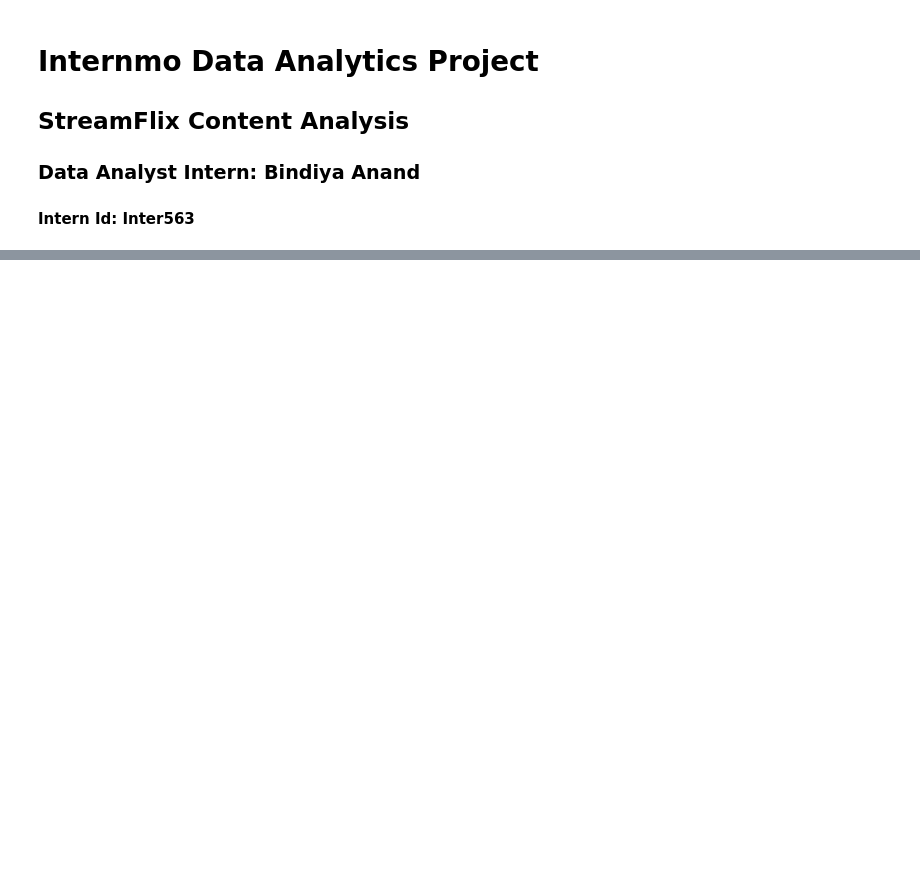
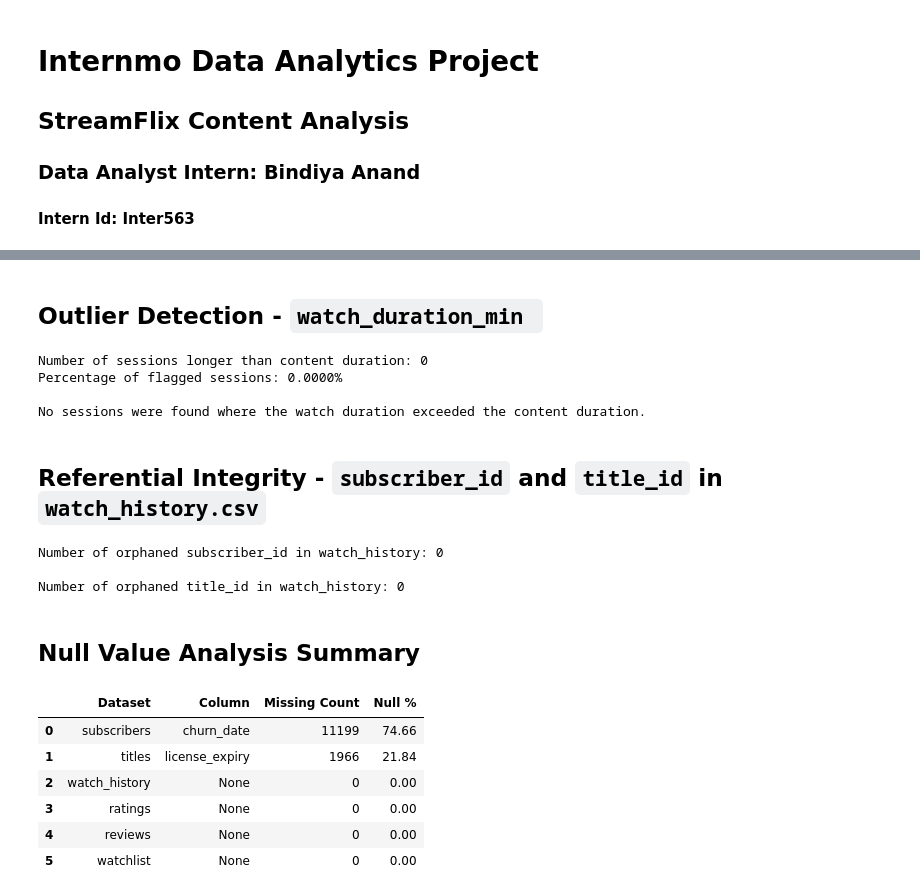
Before and after one commit to Bindiya-Anand/StreamFlix-Content-Analytics-Project, a Jupyter notebook: notebooks/StreamFlix_Phase1_Bindiya_Anand.ipynb, the cells around one changed output, grey strips where cells are left out. Saved outputs shown, nothing was run; the diff lists cells and outputs as text; code cells hidden in the pictures; blank space fills up the shorter version.

```diff
--- a/notebooks/StreamFlix_Phase1_Bindiya_Anand.ipynb
+++ b/notebooks/StreamFlix_Phase1_Bindiya_Anand.ipynb
@@ -480,0 +334,79 @@ added_date dtype: datetime64[ns]
+# %% [markdown]
+## Outlier Detection - `watch_duration_min `
+# %%
+# 1. Identify sessions where watch duration exceeds the actual content duration
+longer_than_content = watch_history[watch_history['watch_duration_min'] > watch_history['content_duration_min']]
+
+count_flagged = len(longer_than_content)
+pct_flagged = (count_flagged / len(watch_history)) * 100
+
+print(f"Number of sessions longer than content duration: {count_flagged}")
+print(f"Percentage of flagged sessions: {pct_flagged:.4f}%")
+
+# 2. Display a sample of these flagged sessions if they exist
+if count_flagged > 0:
+    print("\n--- Sample of Flagged Sessions ---")
+    display(longer_than_content.head())
+else:
+    print("\nNo sessions were found where the watch duration exceeded the content duration.")
+# %% [output]
+Number of sessions longer than content duration: 0
+Percentage of flagged sessions: 0.0000%
+
+No sessions were found where the watch duration exceeded the content duration.
+# %% [markdown]
+## Referential Integrity - `subscriber_id` and `title_id` in `watch_history.csv`
+# %%
+# 1. Check if all subscriber_id in watch_history exist in subscribers
+missing_subscribers = watch_history[~watch_history['subscriber_id'].isin(subscribers['subscriber_id'])]['subscriber_id'].unique()
+
+# 2. Check if all title_id in watch_history exist in titles
+missing_titles = watch_history[~watch_history['title_id'].isin(titles['title_id'])]['title_id'].unique()
+
+print(f"Number of orphaned subscriber_id in watch_history: {len(missing_subscribers)}")
+if len(missing_subscribers) > 0:
+    print("Orphaned subscriber IDs:", missing_subscribers)
+
+print(f"\nNumber of orphaned title_id in watch_history: {len(missing_titles)}")
+if len(missing_titles) > 0:
+    print("Orphaned title IDs:", missing_titles)
+# %% [output]
+Number of orphaned subscriber_id in watch_history: 0
+
+Number of orphaned title_id in watch_history: 0
+# %% [markdown]
+## Null Value Analysis Summary
+# %%
+summary_records = []
+
+for name, df in datasets.items():
+    total_rows = len(df)
+    null_counts = df.isna().sum()
+    columns_with_nulls = null_counts[null_counts > 0]
+
+    if len(columns_with_nulls) > 0:
+        for col, count in columns_with_nulls.items():
+            summary_records.append({
+                "Dataset": name,
+                "Column": col,
+                "Missing Count": count,
+                "Null %": round((count / total_rows) * 100, 2)
+            })
+    else:
+        summary_records.append({
+            "Dataset": name,
+            "Column": "None",
+            "Missing Count": 0,
+            "Null %": 0.0
+        })
+
+null_summary_df = pd.DataFrame(summary_records)
+display(null_summary_df)
+# %% [output]
+|  | Dataset | Column | Missing Count | Null % |
+| 0 | subscribers | churn_date | 11199 | 74.66 |
+| 1 | titles | license_expiry | 1966 | 21.84 |
+| 2 | watch_history | None | 0 | 0.00 |
+| 3 | ratings | None | 0 | 0.00 |
+| 4 | reviews | None | 0 | 0.00 |
+| 5 | watchlist | None | 0 | 0.00 |
```
Also changed, not shown: parts of 70 cells of this notebook.
